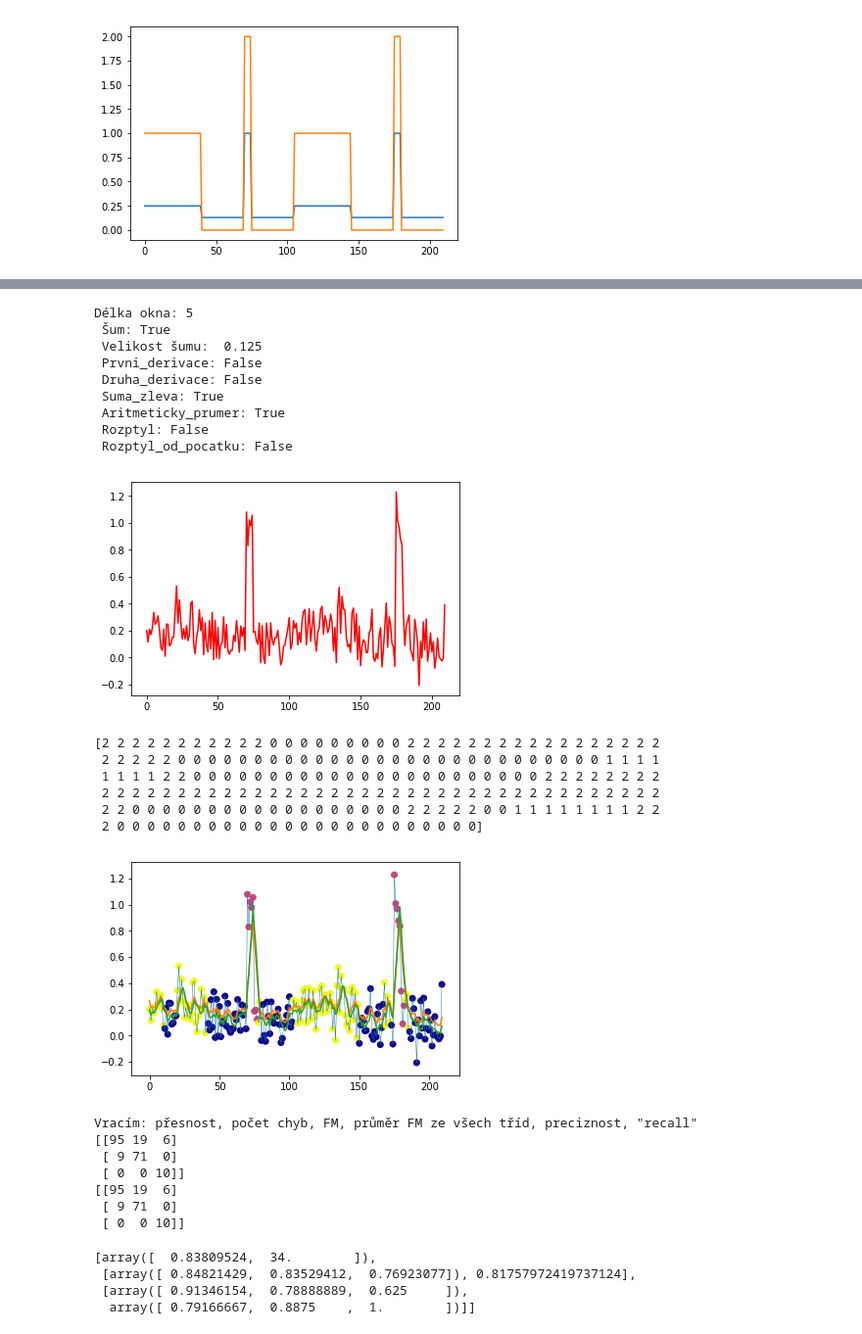
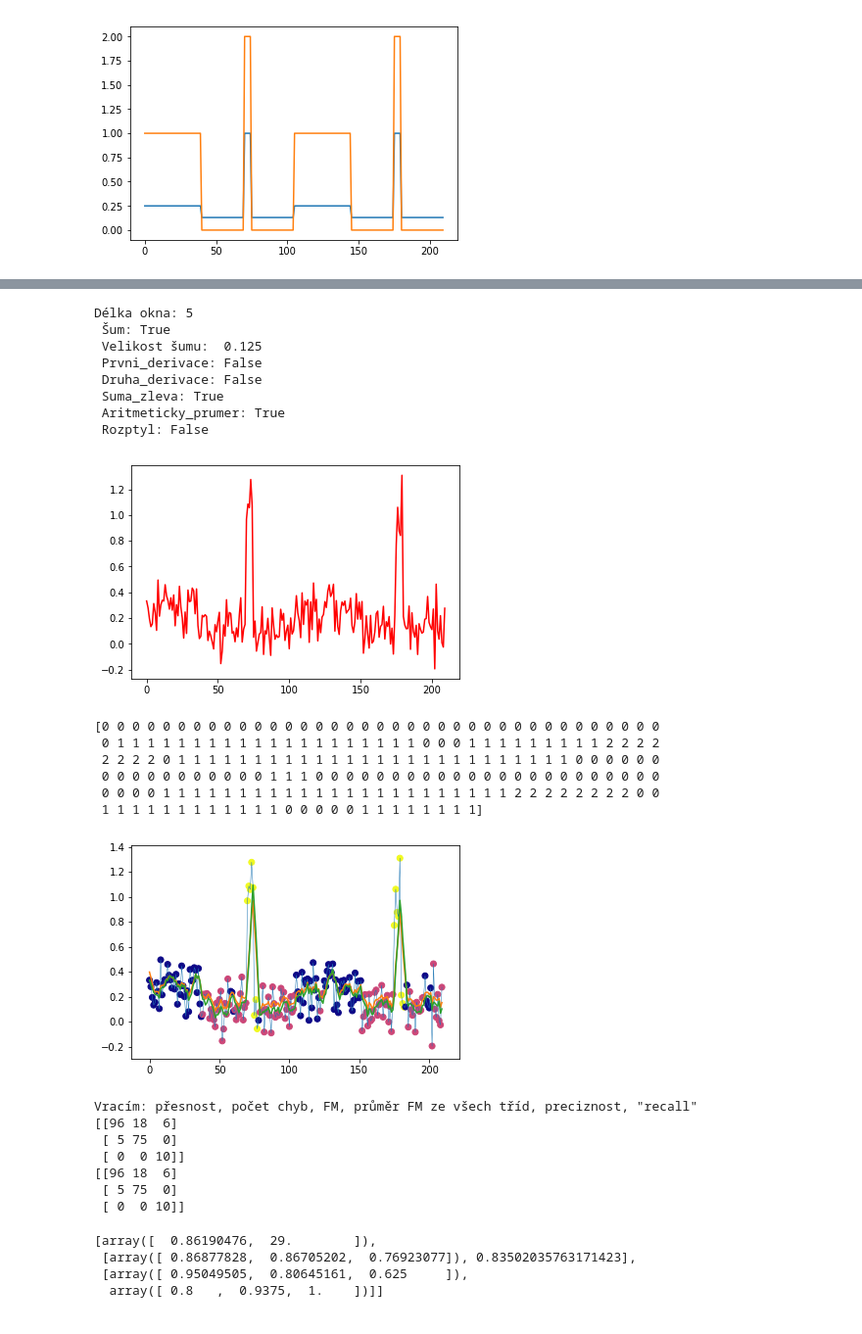
Before and after one commit to TheMrGhostman/Bak_projekt, a Jupyter notebook: Prezentace.ipynb, the cells around one changed output, grey strips where cells are left out. Shown: that part at 98% size. Saved outputs shown, nothing was run; the diff lists cells and outputs as text; code cells hidden in the pictures.

Commit message:
smazání rozptylu od počátku jako rysu

```diff
--- a/Prezentace.ipynb
+++ b/Prezentace.ipynb
@@ -3,6 +3,9 @@ import numpy as np
 import matplotlib.pyplot as plt
 import pandas as pd
 import Classification as CL
+import os
+
+way = os.getcwd() + "/Data_npy/"
 # %% [markdown]
 # Pro 2 stavy - první testy
 # %%
@@ -249,8 +247,8 @@ SSUS3_Sorted.head(20)
 # %% [markdown]
 # Pro 3 stavy
 # %%
-D2 = np.load('X_data_with_elms.npy')
-R2 = np.load('X_data_with_elms_res.npy')
+D2 = np.load(way + 'X_data_with_elms.npy')
+R2 = np.load(way + 'X_data_with_elms_res.npy')
 # %%
 plt.plot(D2)
 plt.plot(R2)
@@ -353,31 +347,30 @@ Vracím: přesnost, počet chyb, FM, průměr FM ze všech tříd, preciznost, "
 # %%
-CL.klasifikuj(D2,R2,3,True,1/8,5,False,False,True,True,False,False,True)
+CL.klasifikuj(D2,R2,3,True,1/8,5,False,False,True,True,False,True)
 # %% [output]
 Délka okna: 5
  Šum: True
  Velikost šumu:  0.125
  Prvni_derivace: False
  Druha_derivace: False
  Suma_zleva: True
  Aritmeticky_prumer: True
  Rozptyl: False
- Rozptyl_od_pocatku: False
-[figure, old version]
+[figure, new version]
-[2 2 2 2 2 2 2 2 2 2 2 0 0 0 0 0 0 0 0 0 2 2 2 2 2 2 2 2 2 2 2 2 2 2 2 2 2
- 2 2 2 2 2 0 0 0 0 0 0 0 0 0 0 0 0 0 0 0 0 0 0 0 0 0 0 0 0 0 0 0 0 1 1 1 1
- 1 1 1 1 2 2 0 0 0 0 0 0 0 0 0 0 0 0 0 0 0 0 0 0 0 0 0 0 0 2 2 2 2 2 2 2 2
- 2 2 2 2 2 2 2 2 2 2 2 2 2 2 2 2 2 2 2 2 2 2 2 2 2 2 2 2 2 2 2 2 2 2 2 2 2
- 2 2 0 0 0 0 0 0 0 0 0 0 0 0 0 0 0 0 0 0 2 2 2 2 2 0 0 1 1 1 1 1 1 1 1 2 2
- 2 0 0 0 0 0 0 0 0 0 0 0 0 0 0 0 0 0 0 0 0 0 0 0 0]
+[0 0 0 0 0 0 0 0 0 0 0 0 0 0 0 0 0 0 0 0 0 0 0 0 0 0 0 0 0 0 0 0 0 0 0 0 0
+ 0 1 1 1 1 1 1 1 1 1 1 1 1 1 1 1 1 1 1 1 1 0 0 0 1 1 1 1 1 1 1 1 1 2 2 2 2
+ 2 2 2 2 0 1 1 1 1 1 1 1 1 1 1 1 1 1 1 1 1 1 1 1 1 1 1 1 1 1 1 0 0 0 0 0 0
+ 0 0 0 0 0 0 0 0 0 0 0 1 1 1 0 0 0 0 0 0 0 0 0 0 0 0 0 0 0 0 0 0 0 0 0 0 0
+ 0 0 0 0 1 1 1 1 1 1 1 1 1 1 1 1 1 1 1 1 1 1 1 1 1 1 1 2 2 2 2 2 2 2 2 0 0
+ 1 1 1 1 1 1 1 1 1 1 1 1 0 0 0 0 0 1 1 1 1 1 1 1 1]
-[figure, old version]
+[figure, new version]
 Vracím: přesnost, počet chyb, FM, průměr FM ze všech tříd, preciznost, "recall"
-[[95 19  6]
- [ 9 71  0]
+[[96 18  6]
+ [ 5 75  0]
  [ 0  0 10]]
-[[95 19  6]
- [ 9 71  0]
+[[96 18  6]
+ [ 5 75  0]
  [ 0  0 10]]
-[array([  0.83809524,  34.        ]),
- [array([ 0.84821429,  0.83529412,  0.76923077]), 0.81757972419737124],
- [array([ 0.91346154,  0.78888889,  0.625     ]),
-  array([ 0.79166667,  0.8875    ,  1.        ])]]
+[array([  0.86190476,  29.        ]),
+ [array([ 0.86877828,  0.86705202,  0.76923077]), 0.83502035763171423],
+ [array([ 0.95049505,  0.80645161,  0.625     ]),
+  array([ 0.8   ,  0.9375,  1.    ])]]
```
Also changed, not shown: parts of 9 cells of this notebook, 3 other files.
